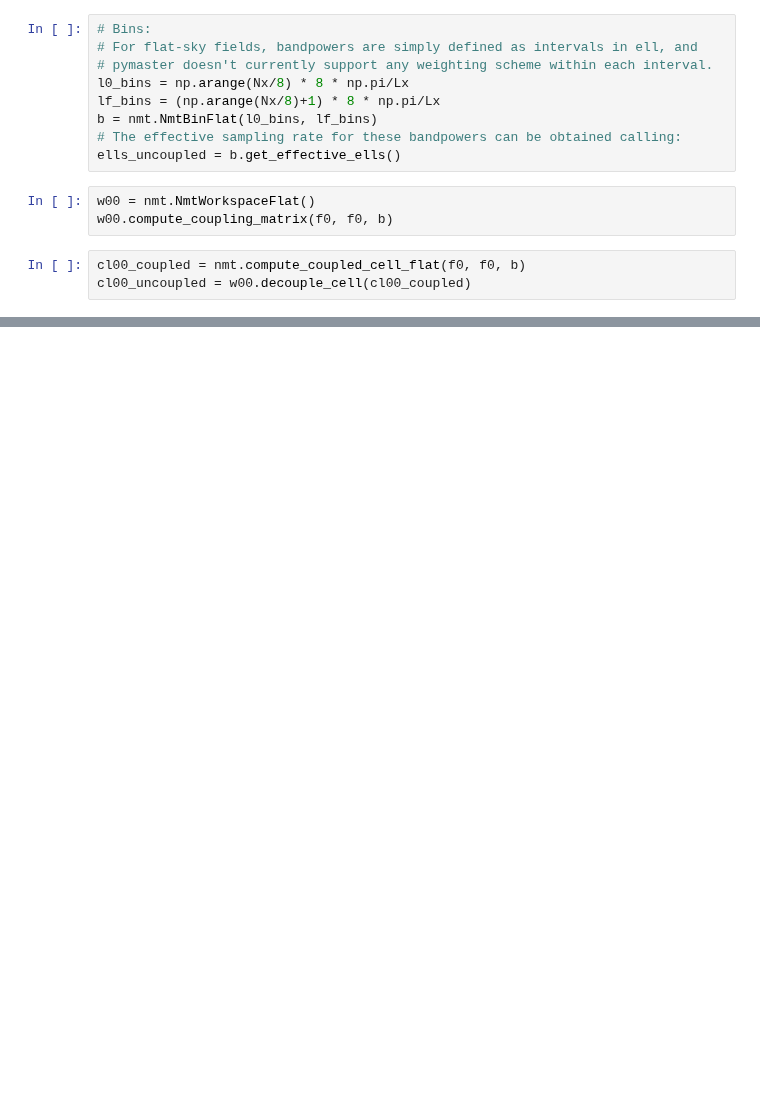
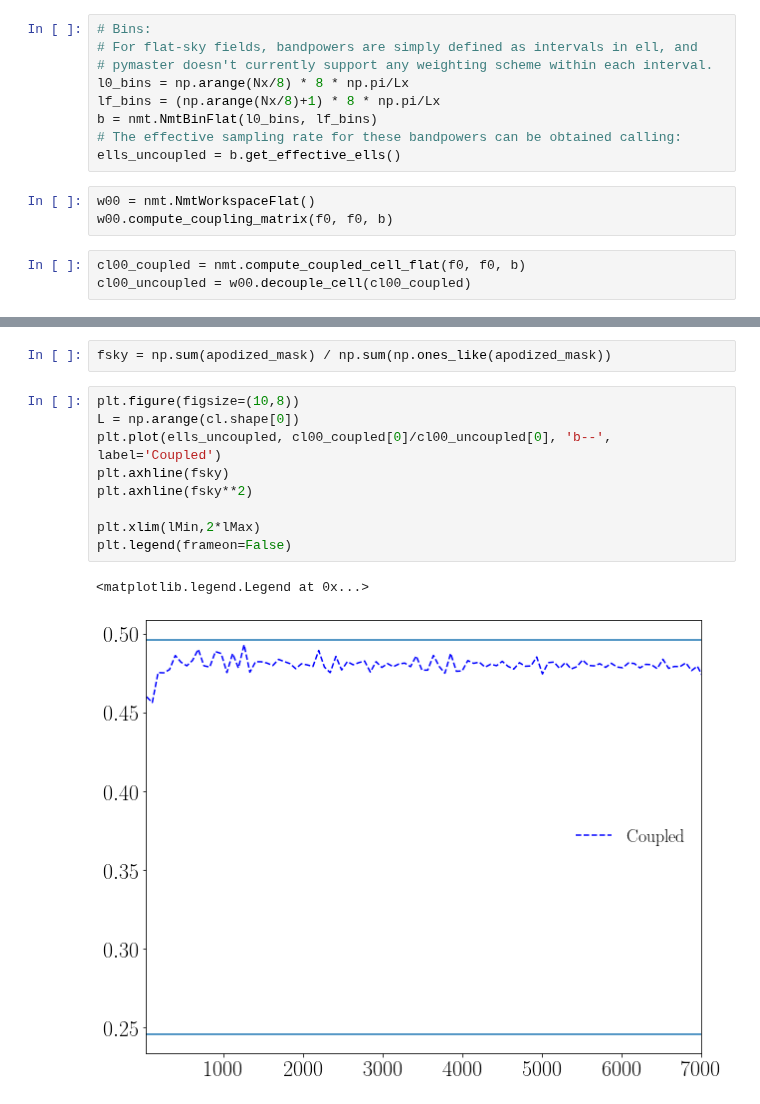
Before and after one commit to DelonShen/LensQuEst, a Jupyter notebook: dev/namaster_lensing_scratch.ipynb, the cells around one changed output, grey strips where cells are left out. Cells and saved outputs as stored; diff of their text form; blank space fills up the shorter version.

```diff
--- a/dev/namaster_lensing_scratch.ipynb
+++ b/dev/namaster_lensing_scratch.ipynb
@@ -321,0 +288,14 @@ plt.savefig('figures/namaster_scratch_Finv(F(mask)2).pdf')
+# %%
+fsky = np.sum(apodized_mask) / np.sum(np.ones_like(apodized_mask))
+# %%
+plt.figure(figsize=(10,8))
+L = np.arange(cl.shape[0])
+plt.plot(ells_uncoupled, cl00_coupled[0]/cl00_uncoupled[0], 'b--', label='Coupled')
+plt.axhline(fsky)
+plt.axhline(fsky**2)
+
+plt.xlim(lMin,2*lMax)
+plt.legend(frameon=False)
+# %% [output]
+<matplotlib.legend.Legend at 0x...>
+[figure, added]
```
Also changed, not shown: parts of 6 cells of this notebook, 3 other files.
